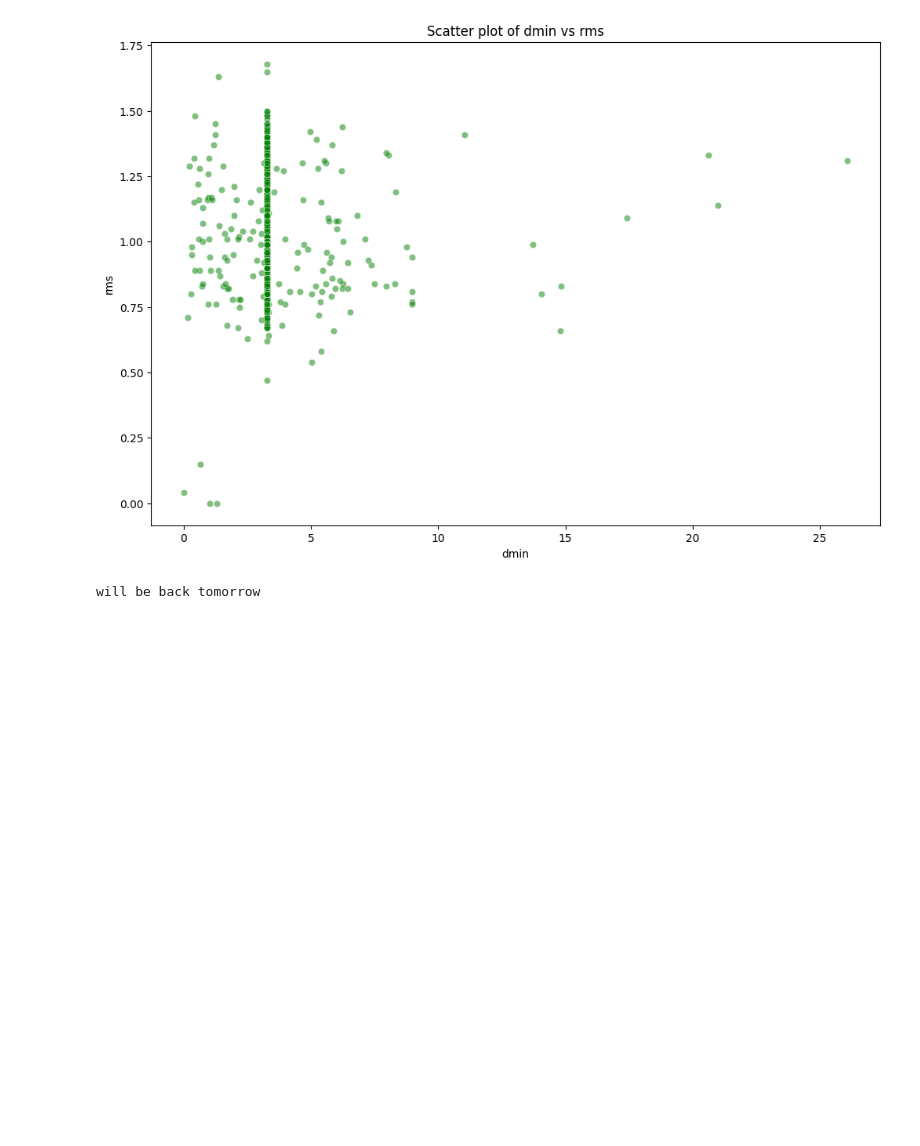
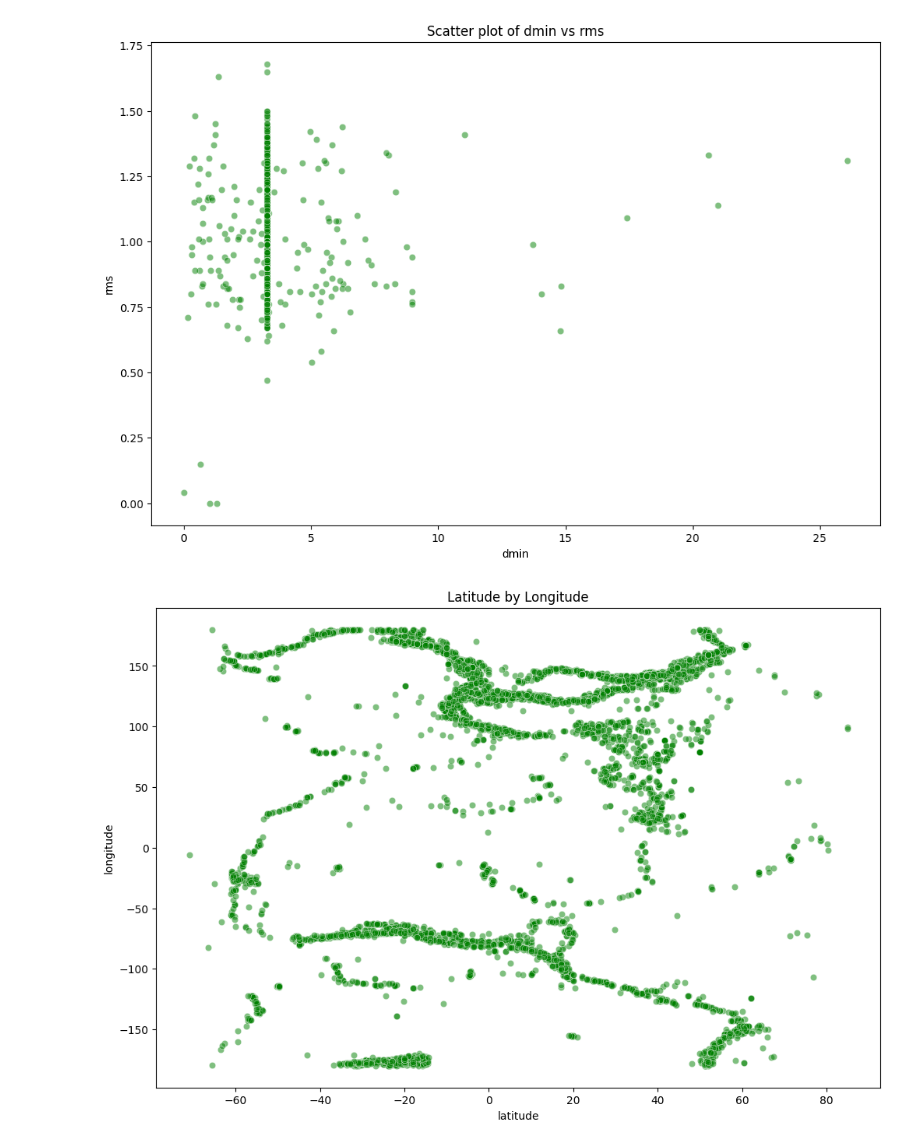
Before and after one commit to anitajn86/DATA-VIZ, a Jupyter notebook: Earthquake.ipynb, the cells around one changed output. Drawn from its saved outputs; the diff is of its cells as text; code cells hidden in the pictures; blank space fills up the shorter version.

```diff
--- a/Earthquake.ipynb
+++ b/Earthquake.ipynb
@@ -270,8 +284,12 @@ plt.ylabel('rms')
 plt.show()
 # %% [output]
 [figure]
-# %%
-#bivariate analysis of a continuous and categorical variable
-print('will be back tomorrow')
-# %% [output]
-will be back tomorrow
+# %%
+plt.figure(figsize=(12,8))
+sns.scatterplot(data=data,x='latitude',y='longitude',alpha=0.5,color='green')
+plt.title("Latitude by Longitude")
+plt.xlabel('latitude')
+plt.ylabel('longitude')
+plt.show()
+# %% [output]
+[figure, added]
```
Also changed, not shown: parts of 8 cells of this notebook.
